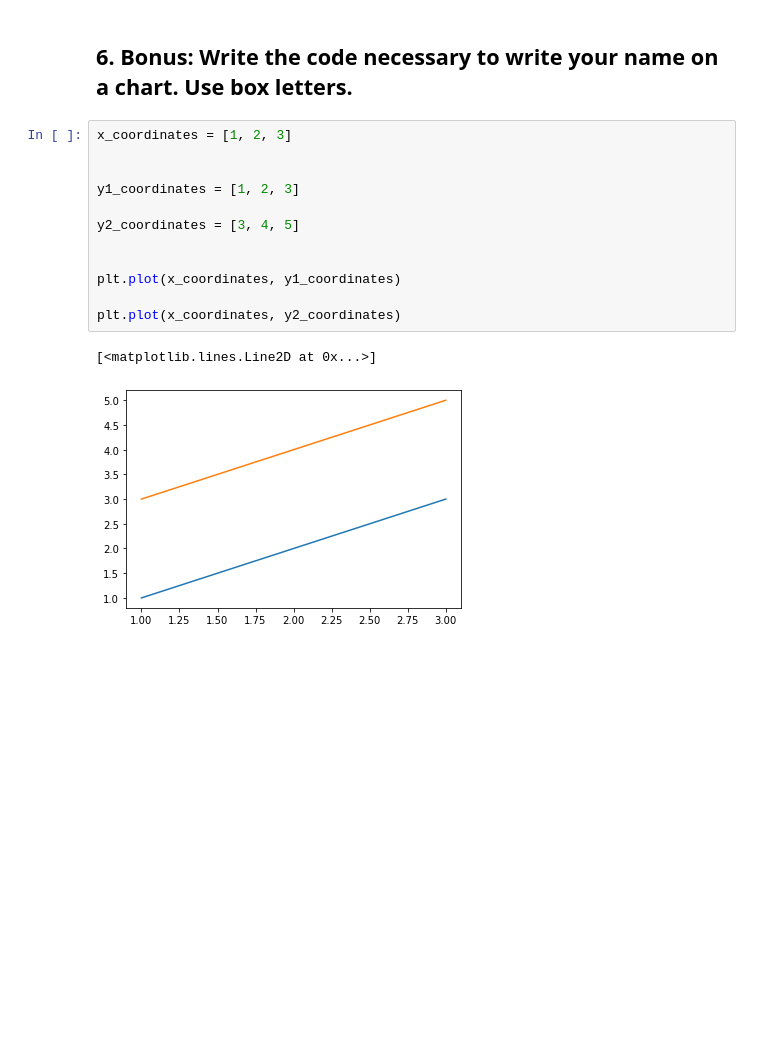
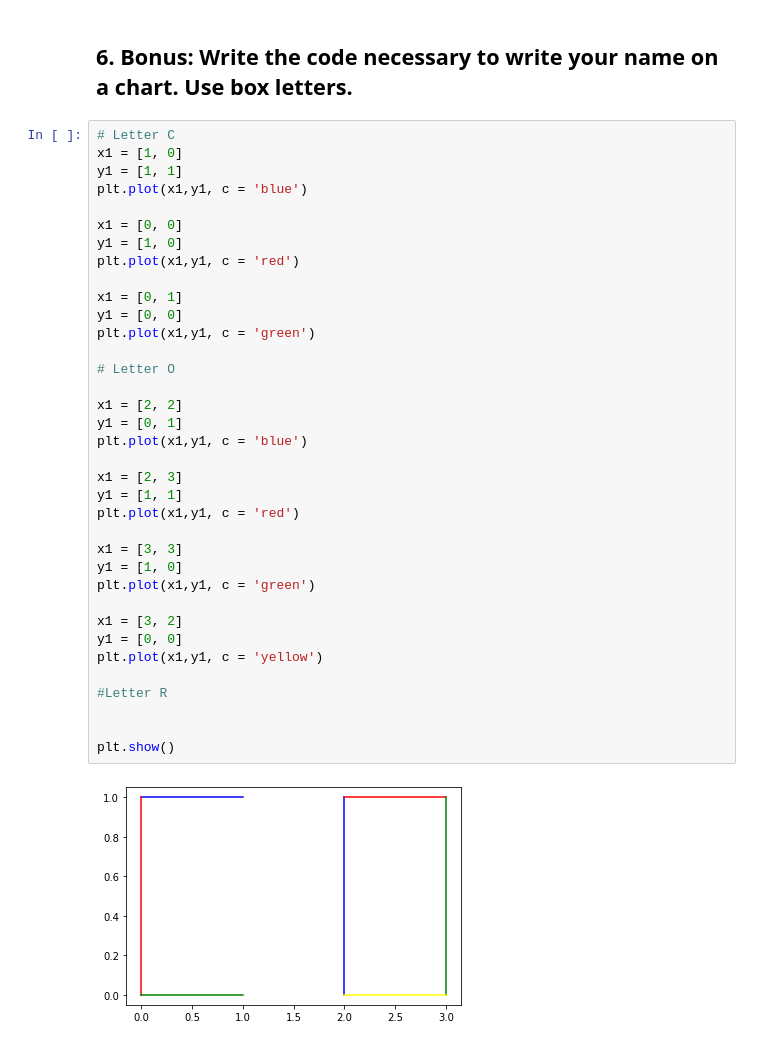
Before and after one commit to CSolitaire/numpy-pandas-visualization-exercises, a Jupyter notebook: big_o_notation.ipynb, the cells around one changed output. Cells and saved outputs as stored; diff of their text form; blank space fills up the shorter version.

```diff
--- a/big_o_notation.ipynb
+++ b/big_o_notation.ipynb
@@ -108,18 +108,41 @@ plt.show()
 [figure]
 # %% [markdown]
 ## 6. Bonus: Write the code necessary to write your name on a chart. Use box letters.
-# %%
-x_coordinates = [1, 2, 3]
-
-
-y1_coordinates = [1, 2, 3]
-
-y2_coordinates = [3, 4, 5]
-
-
-plt.plot(x_coordinates, y1_coordinates)
-
-plt.plot(x_coordinates, y2_coordinates)
-# %% [output]
-[<matplotlib.lines.Line2D at 0x...>]
-[figure, removed]
+# %%
+# Letter C
+x1 = [1, 0]
+y1 = [1, 1]
+plt.plot(x1,y1, c = 'blue')
+
+x1 = [0, 0]
+y1 = [1, 0]
+plt.plot(x1,y1, c = 'red')
+
+x1 = [0, 1]
+y1 = [0, 0]
+plt.plot(x1,y1, c = 'green')
+
+# Letter O
+
+x1 = [2, 2]
+y1 = [0, 1]
+plt.plot(x1,y1, c = 'blue')
+
+x1 = [2, 3]
+y1 = [1, 1]
+plt.plot(x1,y1, c = 'red')
+
+x1 = [3, 3]
+y1 = [1, 0]
+plt.plot(x1,y1, c = 'green')
+
+x1 = [3, 2]
+y1 = [0, 0]
+plt.plot(x1,y1, c = 'yellow')
+
+#Letter R
+
+
+plt.show()
+# %% [output]
+[figure, added]
```
